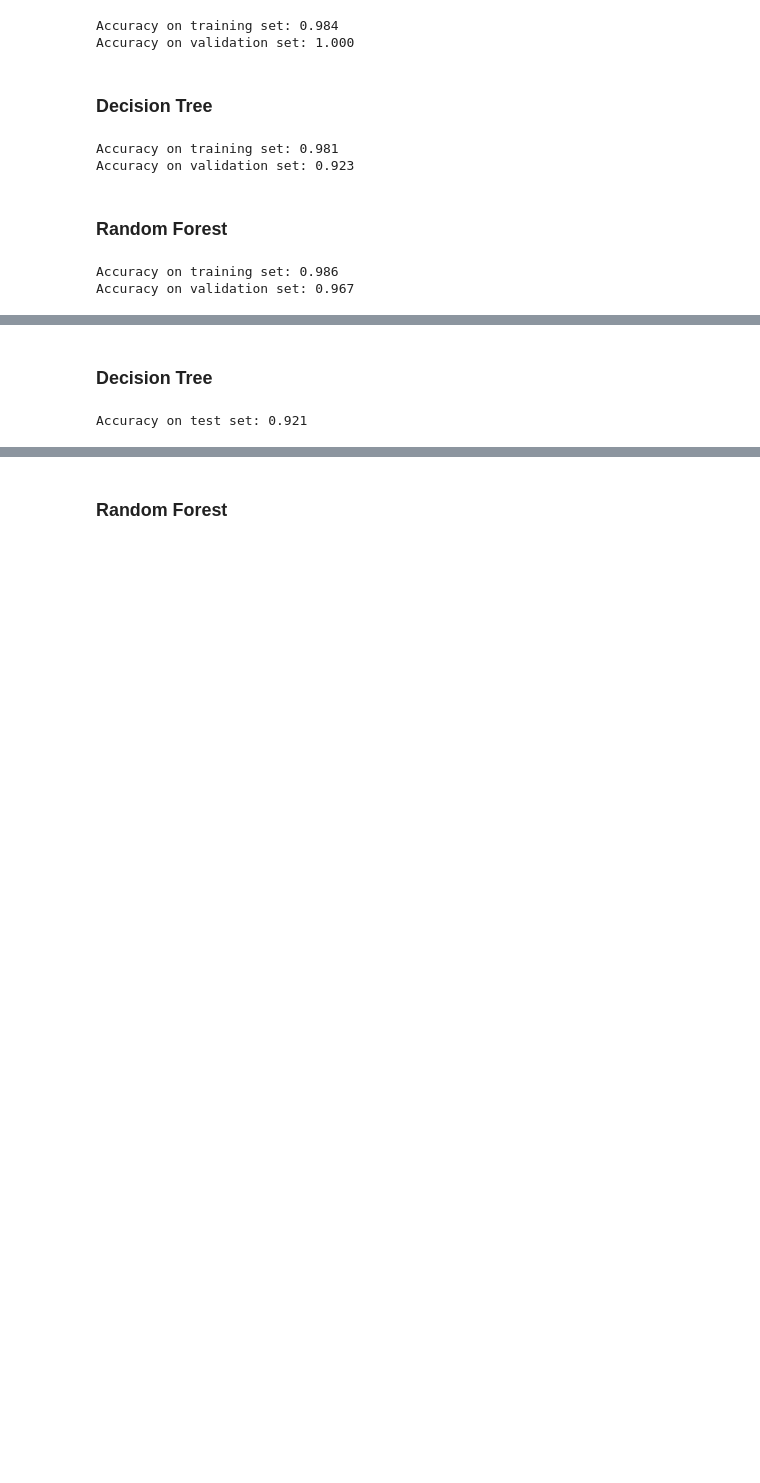
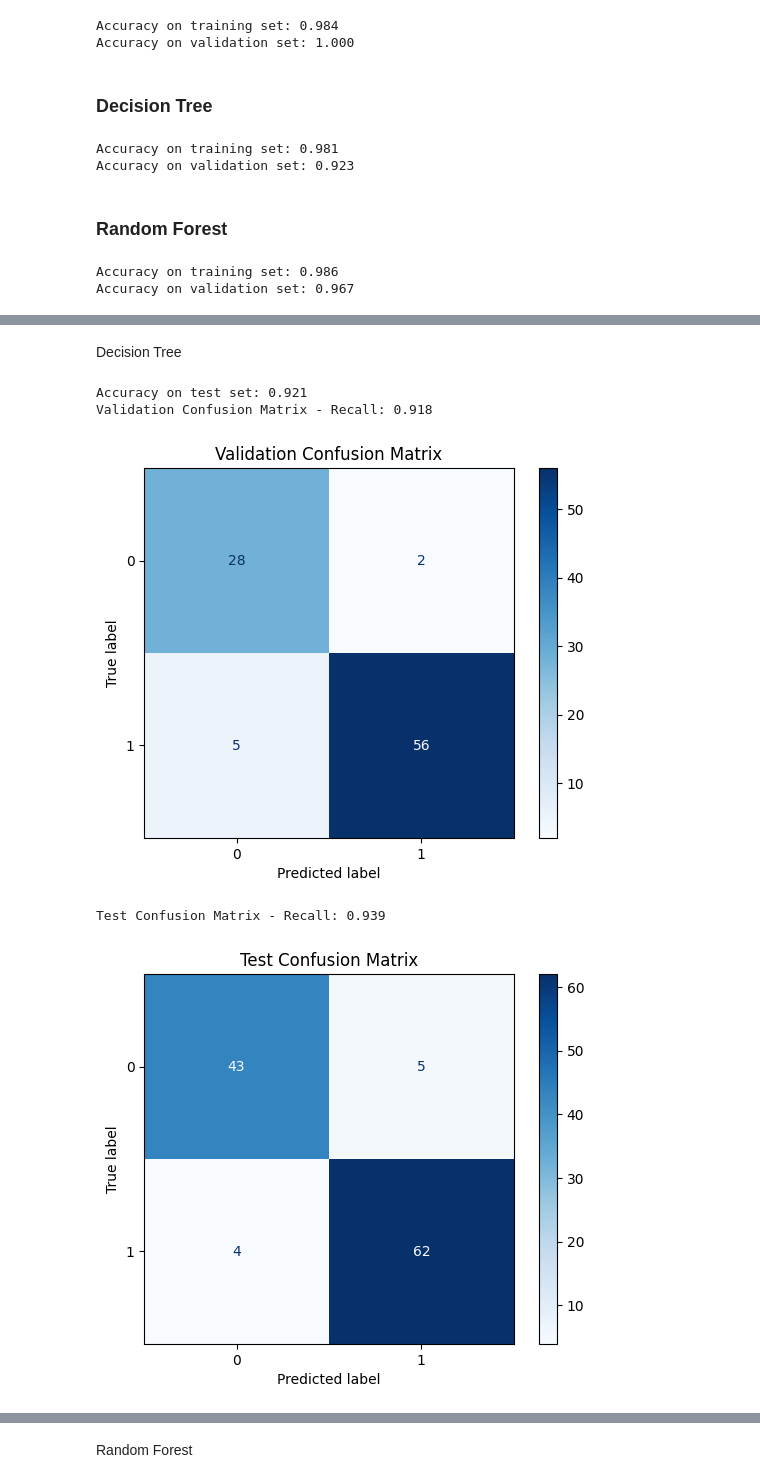
Before and after one commit to baonq888/ml-scikit-projects, a Jupyter notebook: breast_cancer_prediction.ipynb, the cells around one changed output, grey strips where cells are left out. Drawn from its saved outputs; the diff is of its cells as text; code cells hidden in the pictures; blank space fills up the shorter version.

Commit message:
breast cancer - update markdown

```diff
--- a/breast_cancer_prediction.ipynb
+++ b/breast_cancer_prediction.ipynb
@@ -435,6 +491,16 @@ Accuracy on test set: 0.974
 # %% [markdown]
-### Decision Tree
+Decision Tree
 # %%
 print("Accuracy on test set: {:.3f}".format(tree.score(X_test_scaled, y_test)))
+
+plot_confusion_matrix(tree, X_val_scaled, y_val, title="Validation Confusion Matrix")
+
+plot_confusion_matrix(tree, X_test_scaled, y_test, title="Test Confusion Matrix")
+
+plot_feature_importances_cancer(tree)
 # %% [output]
 Accuracy on test set: 0.921
+Validation Confusion Matrix - Recall: 0.918
+[figure, added]
+Test Confusion Matrix - Recall: 0.939
+[figure, added]
@@ -441,4 +508,4 @@ Accuracy on test set: 0.921
 # %% [markdown]
-### Random Forest
+Random Forest
 # %%
 print("Accuracy on test set: {:.3f}".format(forest.score(X_test_scaled, y_test)))
```
Also changed, not shown: parts of 56 cells of this notebook.
